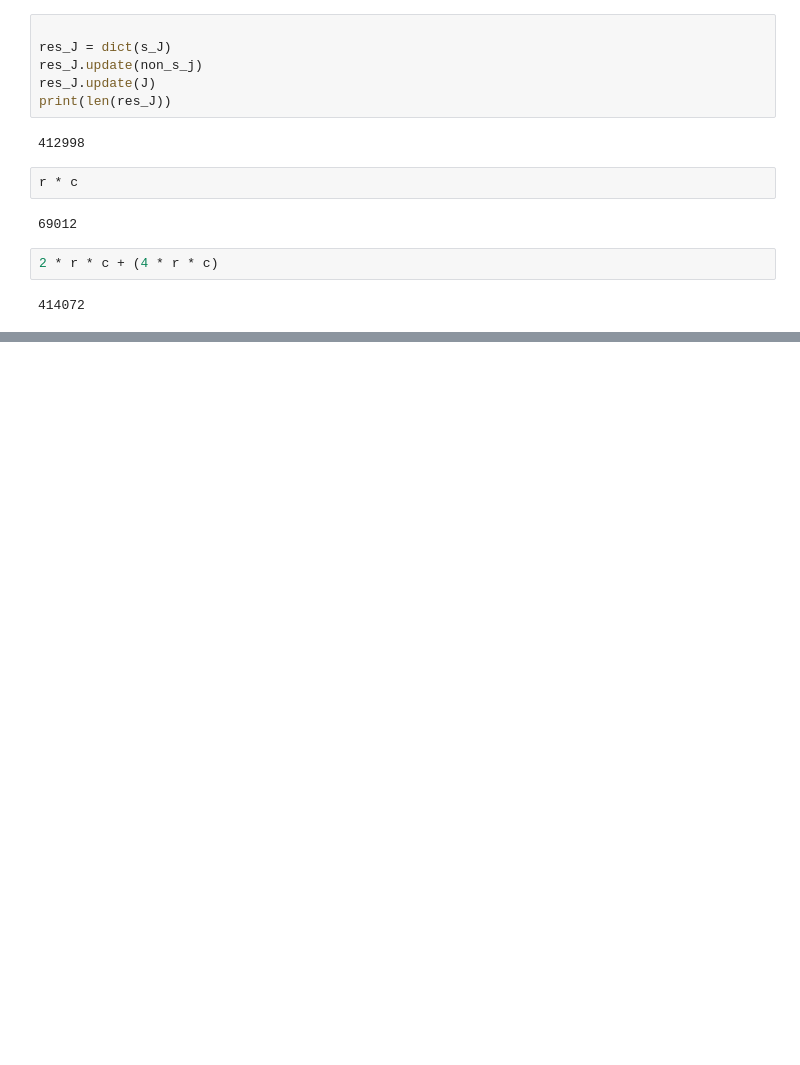
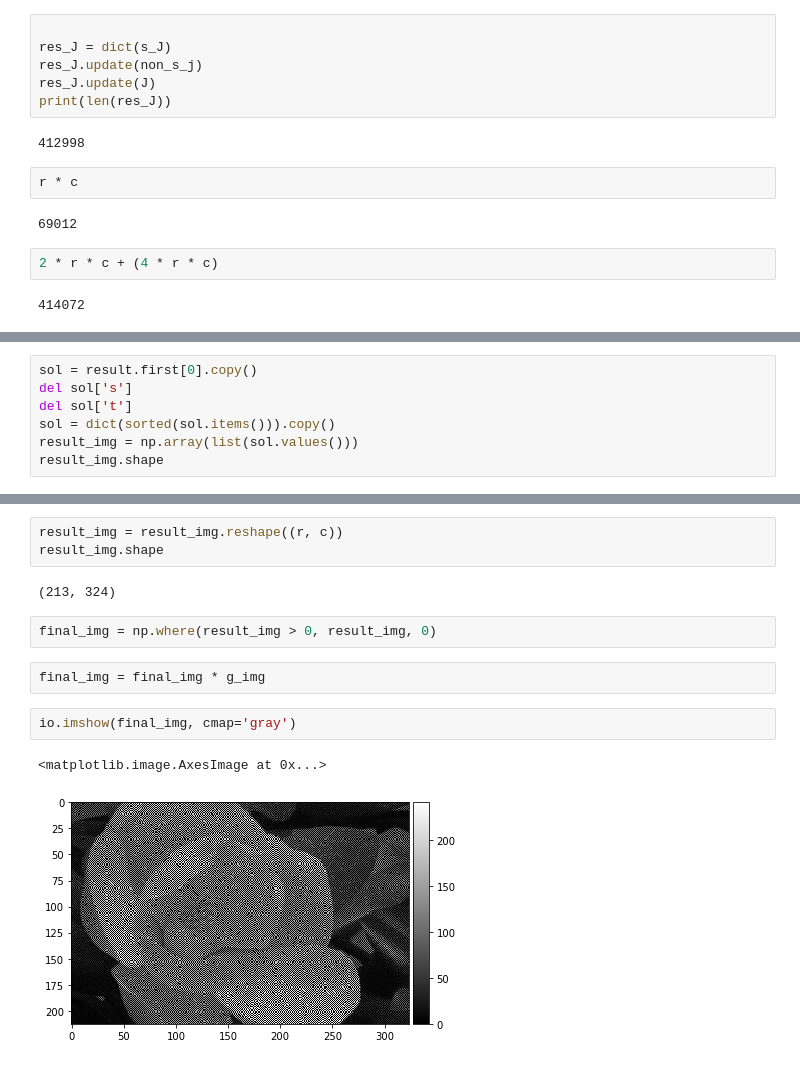
Before and after one commit to SwapnilBhosale/qunatum-image-segmentation, a Jupyter notebook: Constructing Intensity Graph.ipynb, the cells around one changed output, grey strips where cells are left out. Cells and saved outputs as stored; diff of their text form; blank space fills up the shorter version.

Commit message:
Add neal model and compute trial result image

```diff
--- a/Constructing Intensity Graph.ipynb
+++ b/Constructing Intensity Graph.ipynb
@@ -516,0 +512,7 @@ r * c
+# %%
+sol = result.first[0].copy()
+del sol['s']
+del sol['t']
+sol = dict(sorted(sol.items())).copy()
+result_img = np.array(list(sol.values()))
+result_img.shape
@@ -516,0 +531,14 @@ r * c
+# %%
+result_img = result_img.reshape((r, c))
+result_img.shape
+# %% [output]
+(213, 324)
+# %%
+final_img = np.where(result_img > 0, result_img, 0)
+# %%
+final_img = final_img * g_img
+# %%
+io.imshow(final_img, cmap='gray')
+# %% [output]
+<matplotlib.image.AxesImage at 0x...>
+[figure, added]
```
Also changed, not shown: parts of 12 cells of this notebook.
